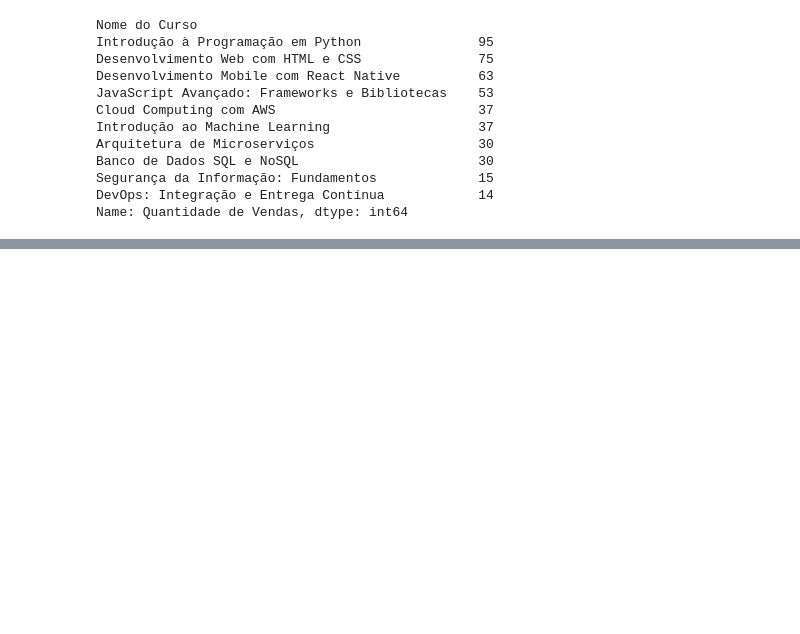
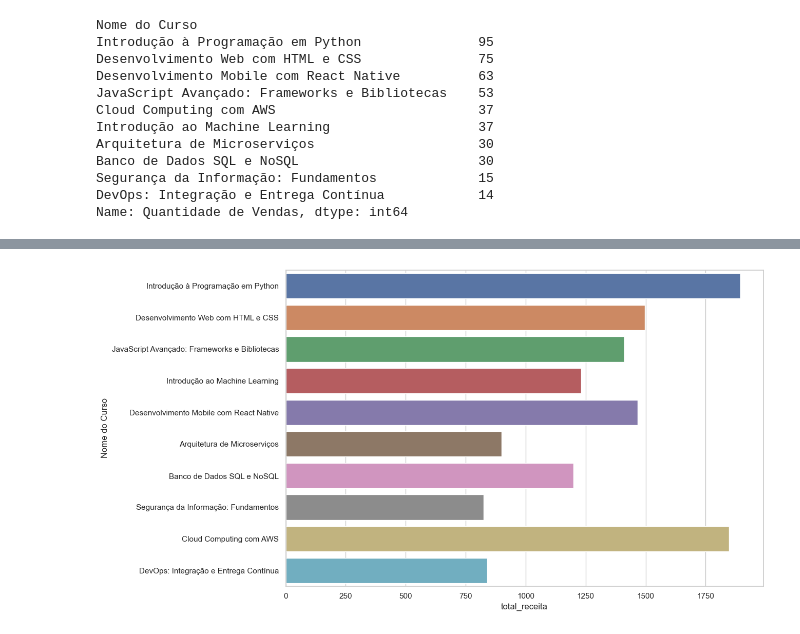
Before and after one commit to BrunoTDamiao/trilhaDadosJR, a Jupyter notebook: AnaliseDeVendasCursos.ipynb, the cells around one changed output, grey strips where cells are left out. Cells and saved outputs as stored; diff of their text form; code cells hidden in the pictures; blank space fills up the shorter version.

```diff
--- a/AnaliseDeVendasCursos.ipynb
+++ b/AnaliseDeVendasCursos.ipynb
@@ -84,0 +148,7 @@ Name: Quantidade de Vendas, dtype: int64
+# %%
+plt.rc('figure', figsize=(12,8))
+sns.barplot(x='total_receita', y='Nome do Curso', data=df, errorbar=None)
+plt.savefig('comparacao_vendas')
+plt.show()
+# %% [output]
+[figure, added]
```
Also changed, not shown: parts of 16 cells of this notebook, 3 other files.
